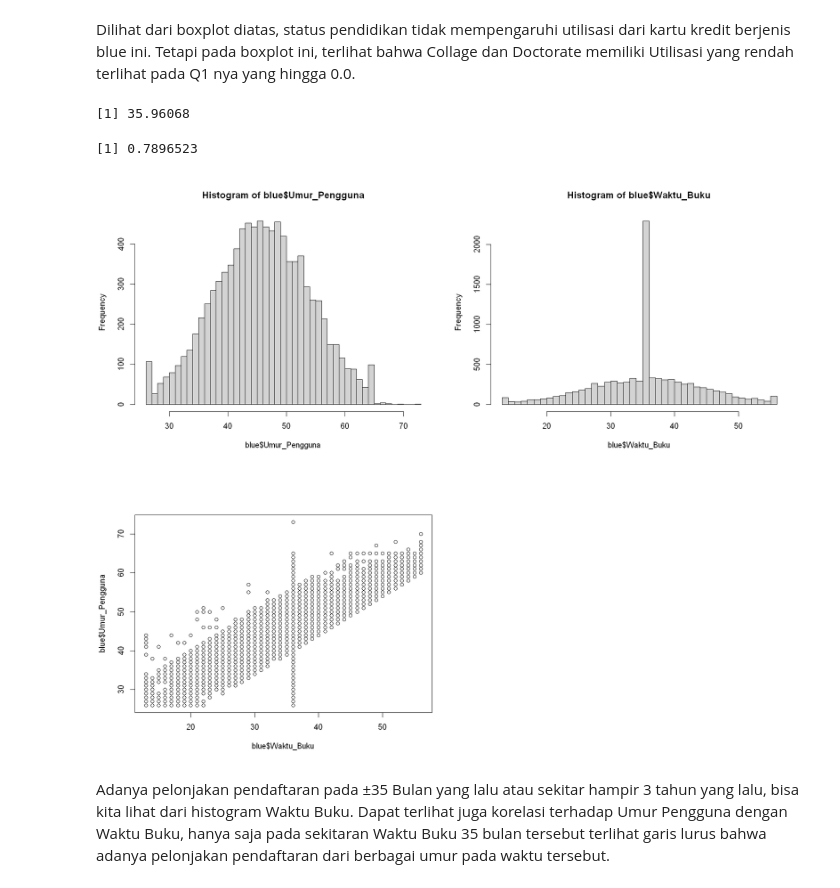
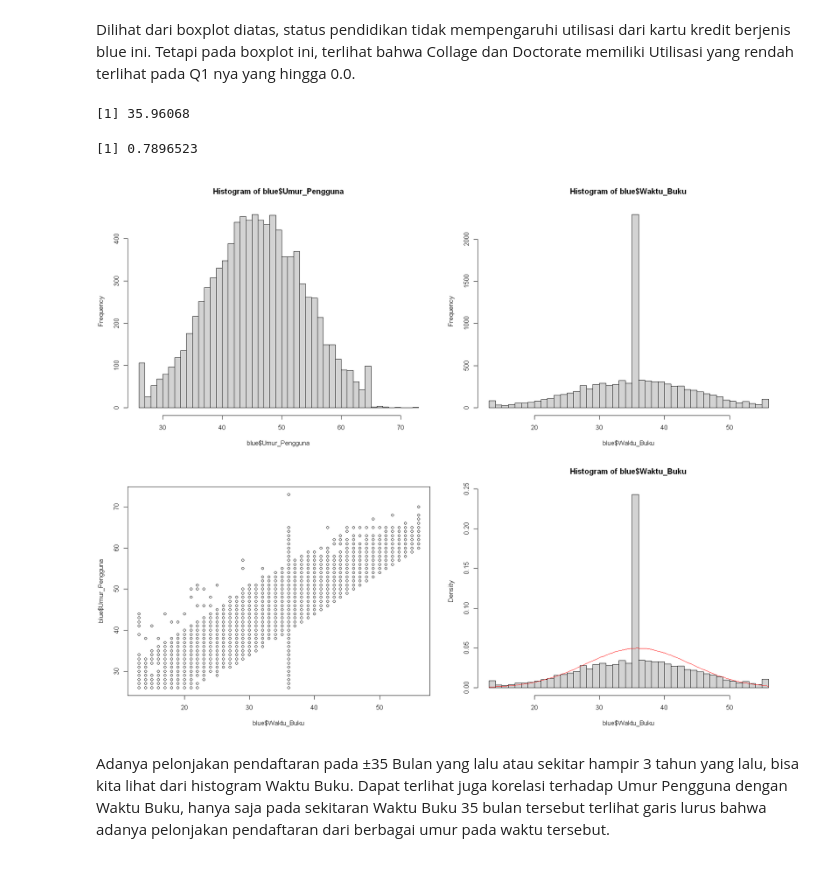
Before and after one commit to kaenova/Statistika_Tubes, a Jupyter notebook: Kaenova Note/Kaenova's Notebook.ipynb, the cells around one changed output. Cells and saved outputs as stored; diff of their text form; code cells hidden in the pictures.

```diff
--- a/Kaenova Note/Kaenova's Notebook.ipynb
+++ b/Kaenova Note/Kaenova's Notebook.ipynb
@@ -188,17 +194,21 @@ plot(factor(blue$Tingkat_Pendidikan), blue$Utilisasi)
 # %% [markdown]
 Dilihat dari boxplot diatas, status pendidikan tidak mempengaruhi utilisasi dari kartu kredit berjenis blue ini. Tetapi pada boxplot ini, terlihat bahwa Collage dan Doctorate memiliki Utilisasi yang rendah terlihat pada Q1 nya yang hingga 0.0.
 # %%
-options(repr.plot.width = 15, repr.plot.height = 6)
-par(mfrow=c(1,2))
+mean(blue$Waktu_Buku)
+cor(blue$Umur_Pengguna, blue$Waktu_Buku)
+
+options(repr.plot.width = 15, repr.plot.height = 12)
+par(mfrow=c(2,2))
+
 hist(blue$Umur_Pengguna, breaks = 50)
 hist(blue$Waktu_Buku, breaks = 50)
-mean(blue$Waktu_Buku)
+
 plot(blue$Waktu_Buku, blue$Umur_Pengguna)
-cor(blue$Umur_Pengguna, blue$Waktu_Buku)
+hist(blue$Waktu_Buku, breaks = 50, freq = FALSE)
+curve(dnorm(x, mean = mean(blue$Waktu_Buku), sd = sd(blue$Waktu_Buku)), add = TRUE, col = "red")
 # %% [output]
 [1] 35.96068
 [1] 0.7896523
-[figure, old version]
+[figure, new version]
-[figure, removed]
 # %% [markdown]
 Adanya pelonjakan pendaftaran pada ±35 Bulan yang lalu atau sekitar hampir 3 tahun yang lalu, bisa kita lihat dari histogram Waktu Buku. Dapat terlihat juga korelasi terhadap Umur Pengguna dengan Waktu Buku, hanya saja pada sekitaran Waktu Buku 35 bulan tersebut terlihat garis lurus bahwa adanya pelonjakan pendaftaran dari berbagai umur pada waktu tersebut.
```
Also changed, not shown: parts of 18 cells of this notebook, 2 other files.
